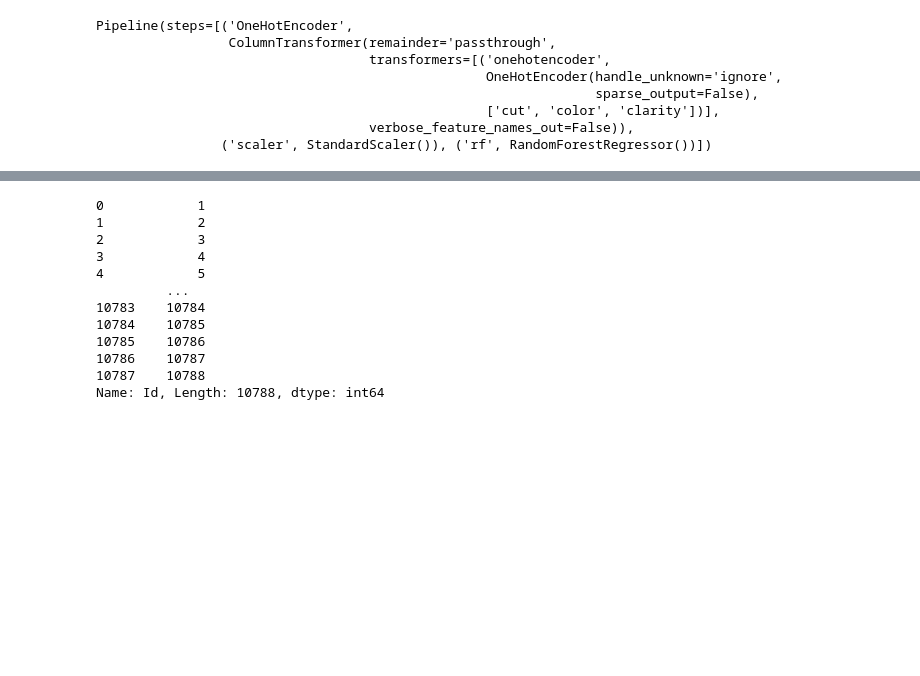
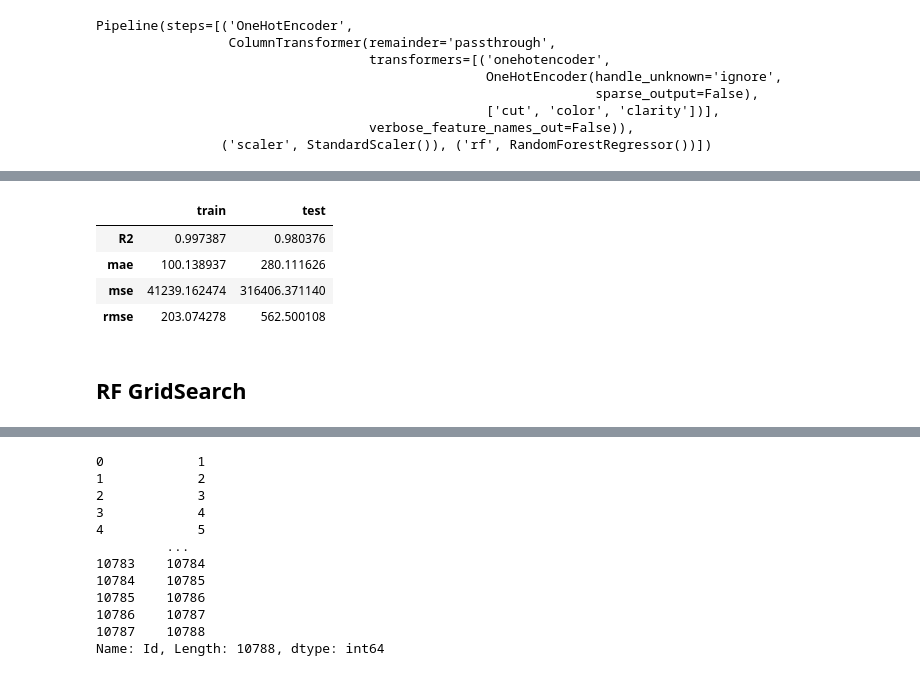
Before and after one commit to hibahdesu/Kaggle-Competitions, a Jupyter notebook: Diamond price prediciton 2024/Diamond price prediciton 2024.ipynb, the cells around one changed output, grey strips where cells are left out. Cells and saved outputs as stored; diff of their text form; code cells hidden in the pictures; blank space fills up the shorter version.

```diff
--- a/Diamond price prediciton 2024/Diamond price prediciton 2024.ipynb
+++ b/Diamond price prediciton 2024/Diamond price prediciton 2024.ipynb
@@ -861,0 +862,23 @@ train_val(pipe_rf_model, X_train, y_train, X_test, y_test)
+# %%
+operations = [
+    ("OneHotEncoder", column_trans),
+#     ('scaler', scaler),
+    ("rf",RandomForestRegressor(n_estimators=600, max_features=20, random_state=101))
+]
+
+pipe_rf_model2 = Pipeline(steps=operations)
+
+pipe_rf_model2.fit(X_train, y_train)
+
+pred2 = pipe_rf_model.predict(X_test)
+
+
+train_val(pipe_rf_model2, X_train, y_train, X_test, y_test)
+# %% [output]
+|  | train | test |
+| R2 | 0.997387 | 0.980376 |
+| mae | 100.138937 | 280.111626 |
+| mse | 41239.162474 | 316406.371140 |
+| rmse | 203.074278 | 562.500108 |
+# %% [markdown]
+## RF GridSearch
```
Also changed, not shown: parts of 7 cells of this notebook.
